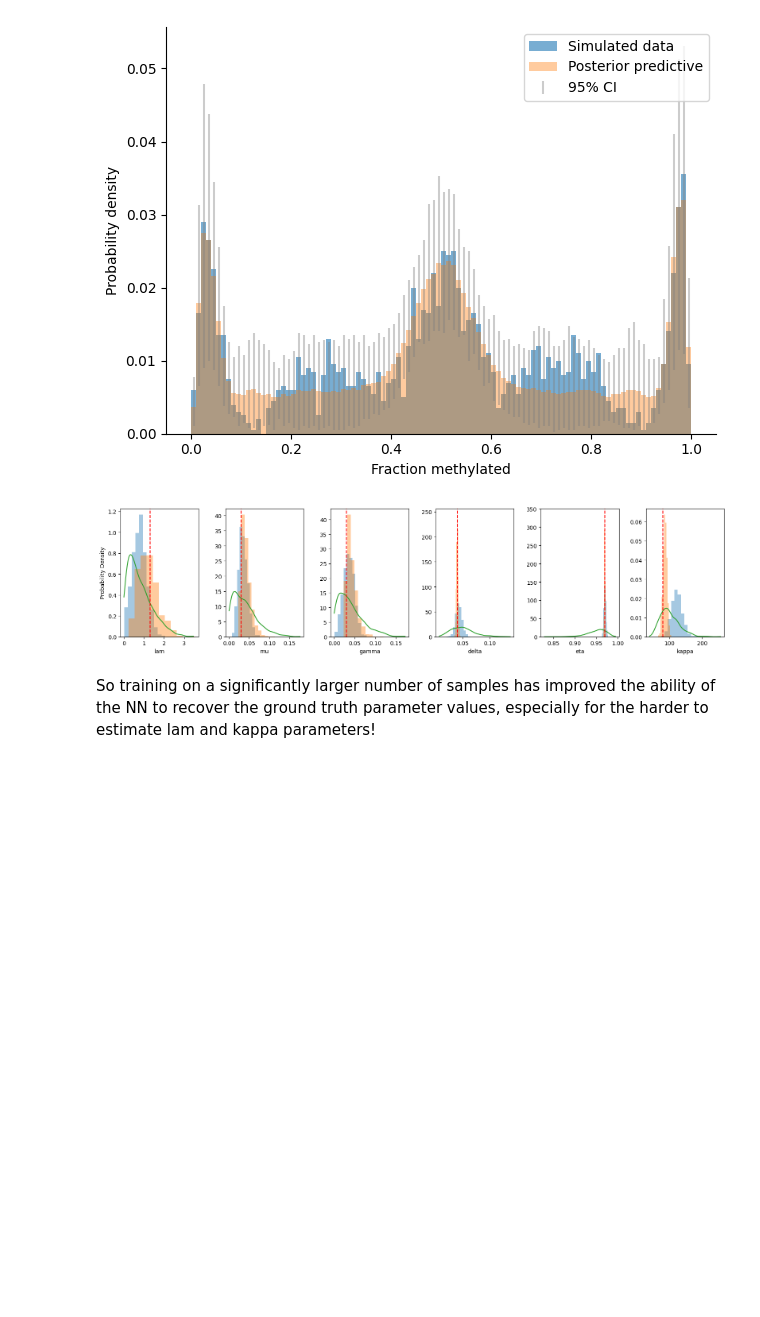
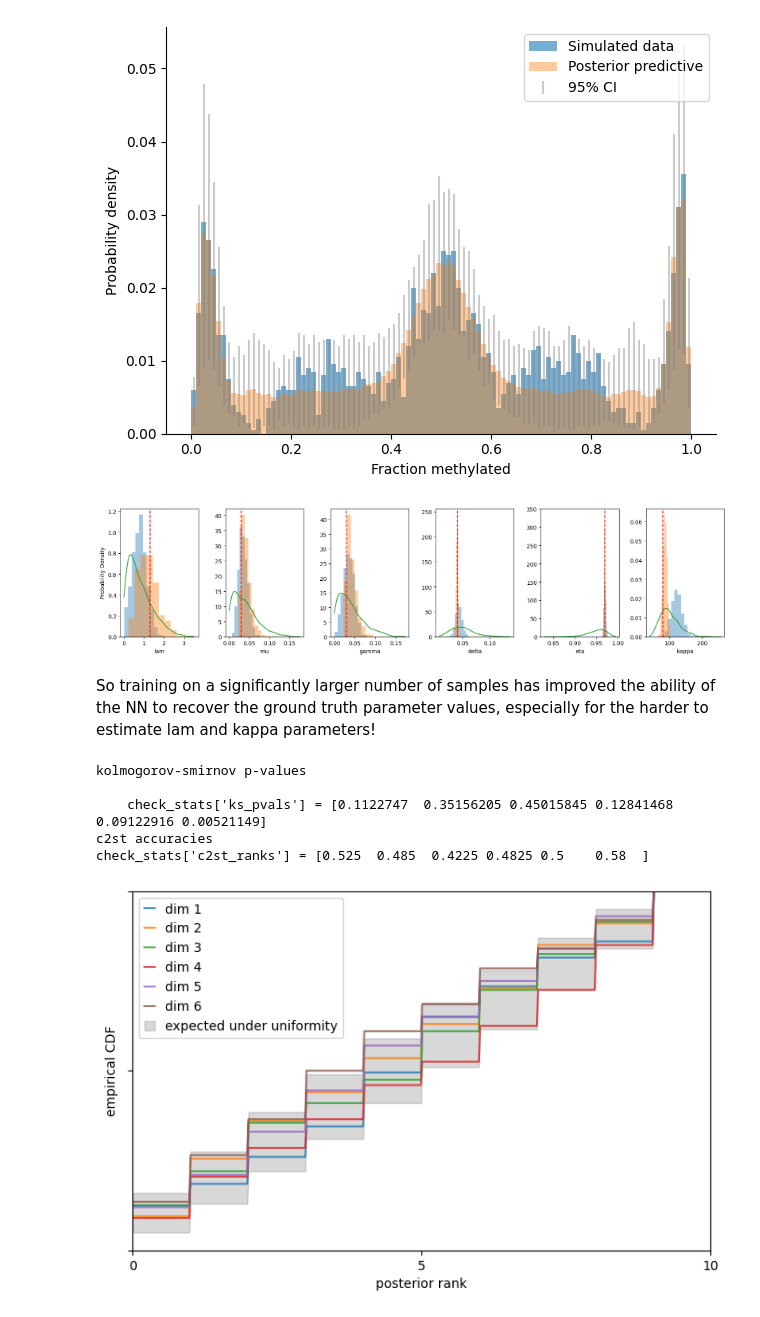
Before and after one commit to CalumGabbutt/IX-tutorial-CG-SBI, a Jupyter notebook: IX_tutorial_CG_SBI.ipynb, the cells around one changed output. Drawn from its saved outputs; the diff is of its cells as text; code cells hidden in the pictures; blank space fills up the shorter version.

```diff
--- a/IX_tutorial_CG_SBI.ipynb
+++ b/IX_tutorial_CG_SBI.ipynb
@@ -445,0 +466,9 @@ plt.tight_layout()
+# %%
+check_stats = check_sbc(
+    ranks, thetas, dap_samples, num_posterior_samples=num_posterior_samples
+)
+
+print(
+    f"""kolmogorov-smirnov p-values \n
+    check_stats['ks_pvals'] = {check_stats['ks_pvals'].numpy()}"""
+)
@@ -523,3 +561,29 @@ plt.tight_layout()
 [figure]
 # %% [markdown]
 So training on a significantly larger number of samples has improved the ability of the NN to recover the ground truth parameter values, especially for the harder to estimate lam and kappa parameters!
+# %%
+ranks_big, dap_samples_big = run_sbc(
+    thetas, xs, posterior_big, num_posterior_samples=num_posterior_samples
+)
+
+check_stats_big = check_sbc(
+    ranks_big, thetas, dap_samples_big, num_posterior_samples=num_posterior_samples
+)
+
+print(
+    f"""kolmogorov-smirnov p-values \n
+    check_stats['ks_pvals'] = {check_stats_big['ks_pvals'].numpy()}"""
+)
+
+print(
+    f"c2st accuracies \ncheck_stats['c2st_ranks'] = {check_stats_big['c2st_ranks'].numpy()}"
+)
+
+f, ax = sbc_rank_plot(ranks_big, 1_000, plot_type="cdf")
+# %% [output]
+kolmogorov-smirnov p-values
+
+    check_stats['ks_pvals'] = [0.1122747  0.35156205 0.45015845 0.12841468 0.09122916 0.00521149]
+c2st accuracies
+check_stats['c2st_ranks'] = [0.525  0.485  0.4225 0.4825 0.5    0.58  ]
+[figure, added]
```
Also changed, not shown: parts of 7 cells of this notebook.
